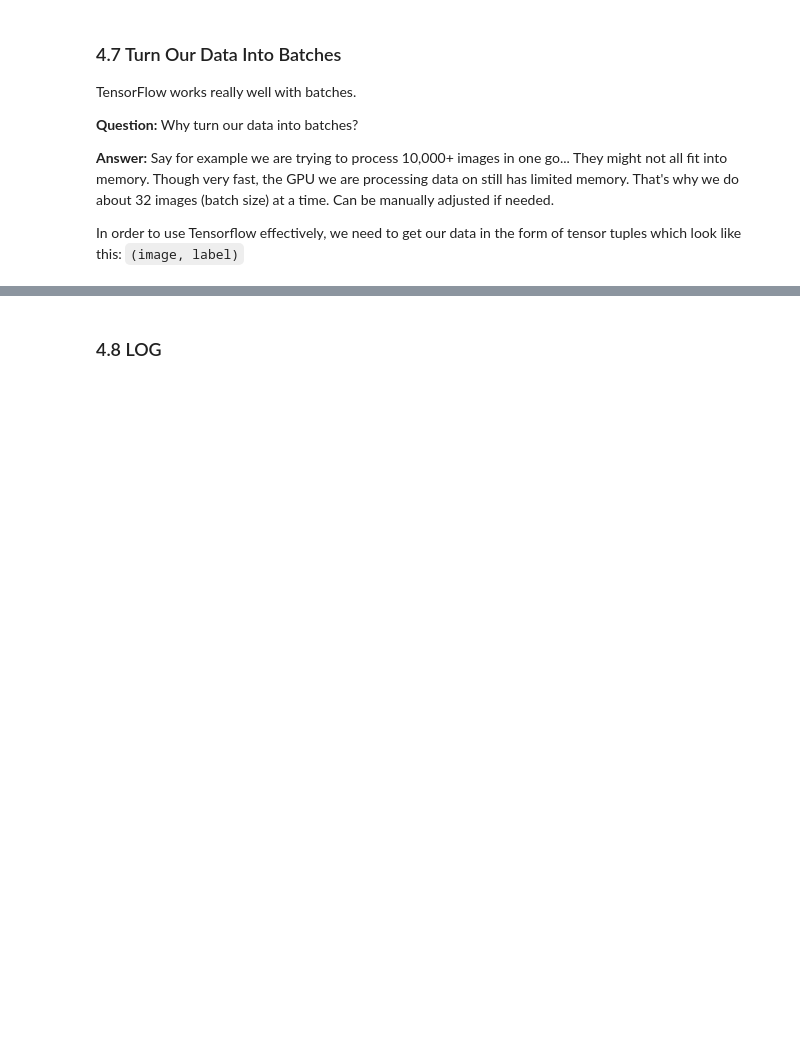
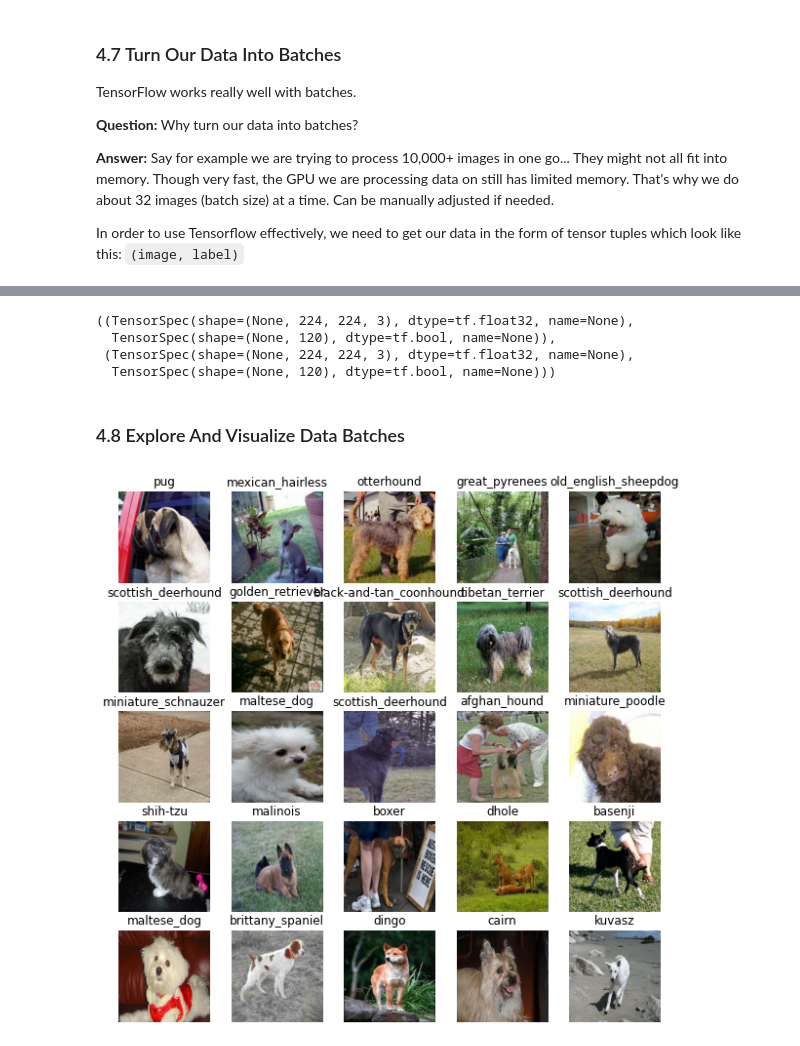
Before and after one commit to khalilkabara/Kaggle-Dog-Breed-Identification, a Jupyter notebook: Dog_Breed_Identification.ipynb, the cells around one changed output, grey strips where cells are left out. Saved outputs shown, nothing was run; the diff lists cells and outputs as text; code cells hidden in the pictures; blank space fills up the shorter version.

```diff
--- a/Dog_Breed_Identification.ipynb
+++ b/Dog_Breed_Identification.ipynb
@@ -416,0 +466,6 @@ array([[[0.3264178 , 0.5222886 , 0.3232816 ],
+# %%
+# Test function by creating training and validation data batches
+
+train_data = create_data_batches(x_train, y_train)
+val_data = create_data_batches(x_val, y_val, valid_data=True)
+train_data, val_data
@@ -417,2 +477,59 @@ array([[[0.3264178 , 0.5222886 , 0.3232816 ],
+# %%
+# Explore newly created data batches
+
+train_data.element_spec, val_data.element_spec
+# Images shape=(None, 224, 224, 3) means:
+# None for batch size (since it's flexible)
+# 224 and 224 for width and height respectively
+# And 3 color channels (RGB)
+
+# Then labels shape=(None, 120) means:
+# None for batch size (since it's flexible)
+# And dimension of 120 (Since there are 120 different dog breeds)
+# %% [output]
+((TensorSpec(shape=(None, 224, 224, 3), dtype=tf.float32, name=None),
+  TensorSpec(shape=(None, 120), dtype=tf.bool, name=None)),
+ (TensorSpec(shape=(None, 224, 224, 3), dtype=tf.float32, name=None),
+  TensorSpec(shape=(None, 120), dtype=tf.bool, name=None)))
 # %% [markdown]
-### 4.8 LOG
+### 4.8 Explore And Visualize Data Batches
+# %%
+# Explore and visualize batches
+
+import math
+import matplotlib.pyplot as plt
+
+# Create a function for viewing images in a data batch
+def view_databatch_images(images, labels, quantity=25):
+  """
+  Displays a plot of images and their labels from a data batch.
+  Quantity can not be greater than 32 since our batch size is 32
+  """
+  if quantity > BATCH_SIZE:
+    quantity = BATCH_SIZE
+
+  # Setup the figure
+  plt.figure(figsize=(10, 10))
+  # Loop through quantity for displaying that amount of images
+  for i in range(quantity):
+    # Determine num rows
+    n_rows = math.ceil(quantity/5) if quantity/5 > 1 else 1
+    # Create subplots (max of 5 columns and adequate rows)
+    ax = plt.subplot(n_rows,5, i+1)
+    # Display an image
+    plt.imshow(images[i])
+    # Add the image label as the title
+    plt.title(unique_breeds[labels[i].argmax()])
+    # Turn the grid lines off
+    plt.axis("off")
+# %%
+# Unbatch training data so that it can be visualized with help of our handy function
+# Training data will shuffle each time we run this cell because we shuffle our training data each time we process it for adding into batches
+
+train_images, train_labels = next(train_data.as_numpy_iterator())
+# %%
+# Visualize data in a training batch
+
+view_databatch_images(train_images, train_labels, 25)
+# %% [output]
+[figure, added]
```
Also changed, not shown: parts of 17 cells of this notebook.
